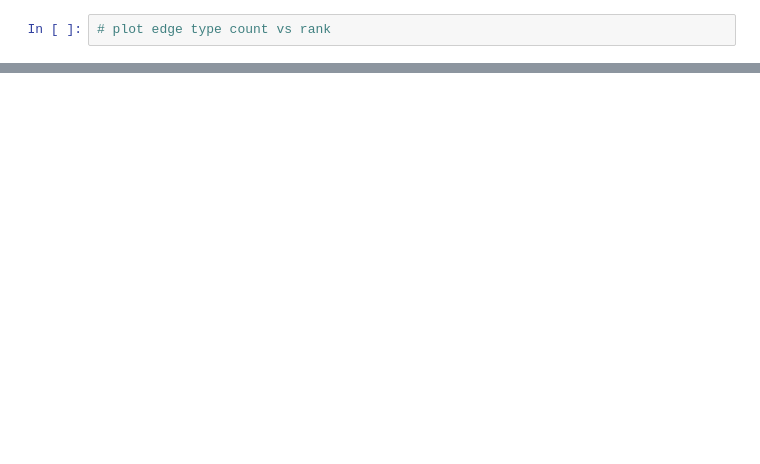
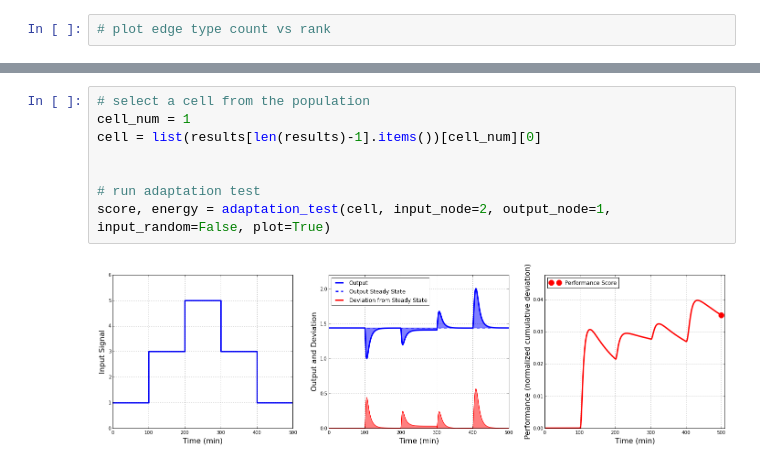
Before and after one commit to sbernasek/evolution_of_grn, a Jupyter notebook: analysis.ipynb, the cells around one changed output, grey strips where cells are left out. Drawn from its saved outputs; the diff is of its cells as text; blank space fills up the shorter version.

```diff
--- a/analysis.ipynb
+++ b/analysis.ipynb
@@ -68,0 +102,10 @@ scores = robustness_test(cell, num_mutants=10, input_node=2, output_node=1, stea
+# %%
+# select a cell from the population
+cell_num = 1
+cell = list(results[len(results)-1].items())[cell_num][0]
+
+
+# run adaptation test
+score, energy = adaptation_test(cell, input_node=2, output_node=1, input_random=False, plot=True)
+# %% [output]
+[figure, added]
```
Also changed, not shown: parts of 6 cells of this notebook, 4 other files.
